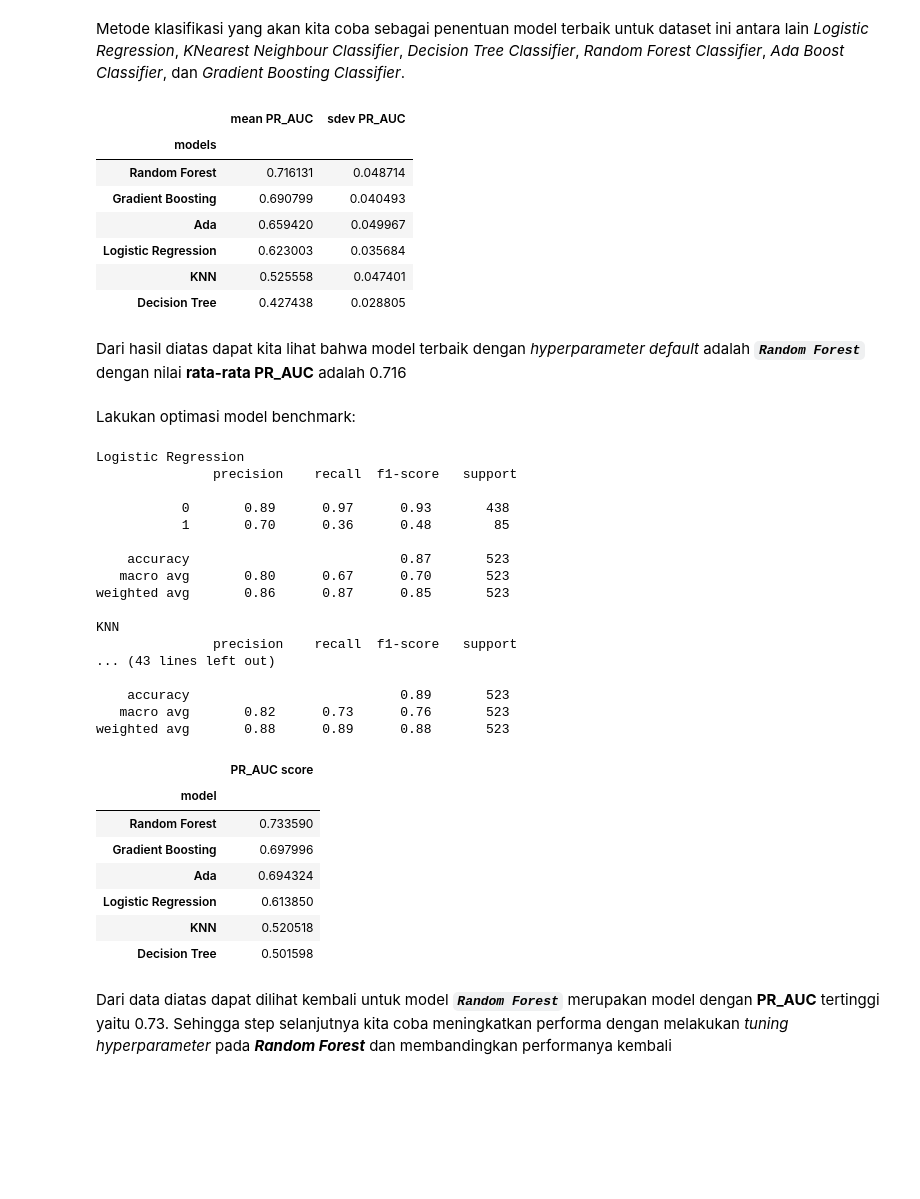
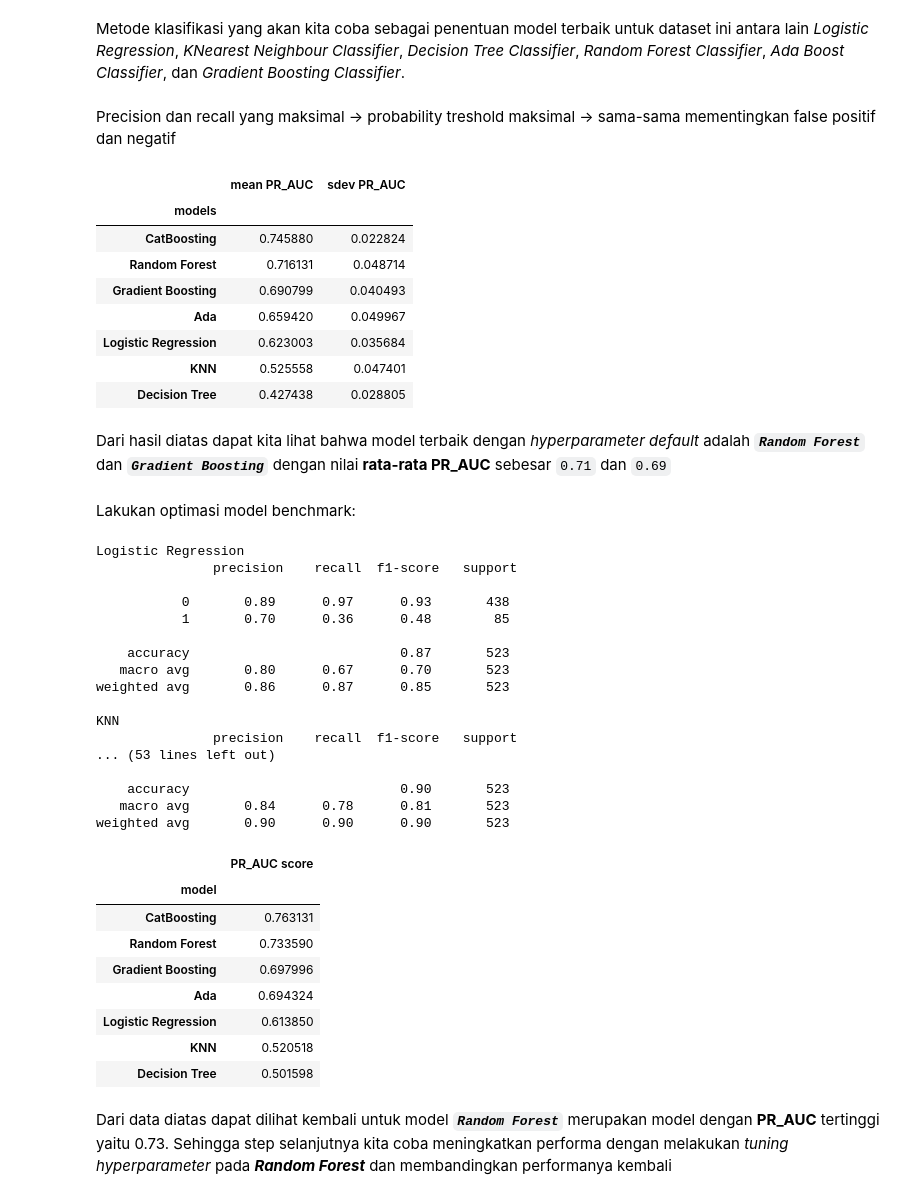
Before and after one commit to fathurizkym/ecommerce_churn_analysis, a Jupyter notebook: notebooks/E-Commerce_Customer_Churn.ipynb, the cells around one changed output. Saved outputs shown, nothing was run; the diff lists cells and outputs as text; code cells hidden in the pictures; blank space fills up the shorter version.

Commit message:
model CatBoosting

```diff
--- a/notebooks/E-Commerce_Customer_Churn.ipynb
+++ b/notebooks/E-Commerce_Customer_Churn.ipynb
@@ -978,6 +983,8 @@ testing
 #### **Model Experiment**
 # %% [markdown]
 Metode klasifikasi yang akan kita coba sebagai penentuan model terbaik untuk dataset ini antara lain *Logistic Regression*, *KNearest Neighbour Classifier*, *Decision Tree Classifier*, *Random Forest Classifier*, *Ada Boost Classifier*, dan *Gradient Boosting Classifier*.
+# %% [markdown]
+Precision dan recall yang maksimal -> probability treshold maksimal -> sama-sama mementingkan false positif dan negatif
 # %%
 # Model yang digunakan
 
@@ -987,37 +994,37 @@ dt = DecisionTreeClassifier(random_state=0)
 rf = RandomForestClassifier(random_state=0)
 ada = AdaBoostClassifier(random_state=0)
 gbc = GradientBoostingClassifier(random_state=0)
+catboost = CatBoostClassifier(random_state=0, verbose=False)
 # %%
 # hyperparameter default
 
 # Pilihan model yang akan digunakan
-models = [logreg,knn,dt,rf,ada,gbc]
+models = [logreg,knn,dt,rf,ada,gbc,catboost]
 
 # PR_AUC
 scorePR_AUC=[]
 rataPR_AUC=[]
 stdPR_AUC=[]
 
 
 for i in models:
-    # smote_ = SMOTE(random_state=0)
     skfold=StratifiedKFold(n_splits=5)
     estimator=Pipeline([
         ('preprocess',transformer),
-        # ('resampling', smote_),
-        ('models',i)])
+        ('model_rf',i)])
 
     modelCVPR_AUC=cross_val_score(estimator,X_train,y_train,cv=skfold,scoring="average_precision")
     scorePR_AUC.append(modelCVPR_AUC)
     rataPR_AUC.append(modelCVPR_AUC.mean())
     stdPR_AUC.append(modelCVPR_AUC.std())
 
-pd.DataFrame({'models':['Logistic Regression', 'KNN', 'Decision Tree', 'Random Forest', 'Ada', 'Gradient Boosting'],
+pd.DataFrame({'models':['Logistic Regression', 'KNN', 'Decision Tree', 'Random Forest', 'Ada', 'Gradient Boosting', 'CatBoosting'],
               'mean PR_AUC':rataPR_AUC,
               'sdev PR_AUC':stdPR_AUC}).set_index('models').sort_values(by='mean PR_AUC',ascending=False)
 # %% [output]
 |  | mean PR_AUC | sdev PR_AUC |
 | models |  |  |
+| CatBoosting | 0.745880 | 0.022824 |
 | Random Forest | 0.716131 | 0.048714 |
 | Gradient Boosting | 0.690799 | 0.040493 |
 | Ada | 0.659420 | 0.049967 |
@@ -1025,31 +1032,31 @@ pd.DataFrame({'models':['Logistic Regression', 'KNN', 'Decision Tree', 'Random F
 | KNN | 0.525558 | 0.047401 |
 | Decision Tree | 0.427438 | 0.028805 |
 # %% [markdown]
-Dari hasil diatas dapat kita lihat bahwa model terbaik dengan *hyperparameter default* adalah ***`Random Forest`*** dengan nilai **rata-rata PR_AUC** adalah 0.716
+Dari hasil diatas dapat kita lihat bahwa model terbaik dengan *hyperparameter default* adalah ***`Random Forest`*** dan ***`Gradient Boosting`*** dengan nilai **rata-rata PR_AUC** sebesar `0.71` dan `0.69`
 # %% [markdown]
 Lakukan optimasi model benchmark:
 # %%
 # Optimasi model benchmark
 
-models = [logreg,knn,dt,rf,ada,gbc]
+models = [logreg,knn,dt,rf,ada,gbc,catboost]
 score_PR_AUC = []
 
 def y_pred_func(i):
     estimator=Pipeline([
         ('preprocess',transformer),
-        ('model',i)])
+        ('model_rf',i)])
     X_train,X_val
 
     estimator.fit(X_train,y_train)
     return(estimator,estimator.predict(X_val),X_val)
 
-for i,j in zip(models, ['Logistic Regression', 'KNN', 'Decision Tree', 'Random Forest', 'Ada', 'Gradient Boosting']):
+for i,j in zip(models, ['Logistic Regression', 'KNN', 'Decision Tree', 'Random Forest', 'Ada', 'Gradient Boosting', 'CatBoosting']):
     estimator,y_pred,X_val = y_pred_func(i)
     y_predict_proba = estimator.predict_proba(X_val)[:,1]
     score_PR_AUC.append(average_precision_score(y_val,y_predict_proba))
     print(j,'\n', classification_report(y_val,y_pred))
 
-pd.DataFrame({'model':['Logistic Regression', 'KNN', 'Decision Tree', 'Random Forest', 'Ada', 'Gradient Boosting'],
+pd.DataFrame({'model':['Logistic Regression', 'KNN', 'Decision Tree', 'Random Forest', 'Ada', 'Gradient Boosting', 'CatBoosting'],
              'PR_AUC score':score_PR_AUC}).set_index('model').sort_values(by='PR_AUC score',ascending=False)
 # %% [output]
 Logistic Regression
@@ -1064,13 +1071,14 @@ weighted avg       0.86      0.87      0.85       523
 
 KNN
                precision    recall  f1-score   support
-... (43 lines left out)
+... (53 lines left out)
 
-    accuracy                           0.89       523
-   macro avg       0.82      0.73      0.76       523
-weighted avg       0.88      0.89      0.88       523
+    accuracy                           0.90       523
+   macro avg       0.84      0.78      0.81       523
+weighted avg       0.90      0.90      0.90       523
 |  | PR_AUC score |
 | model |  |
+| CatBoosting | 0.763131 |
 | Random Forest | 0.733590 |
 | Gradient Boosting | 0.697996 |
 | Ada | 0.694324 |
```
Also changed, not shown: parts of 24 cells of this notebook, 8 other files.
